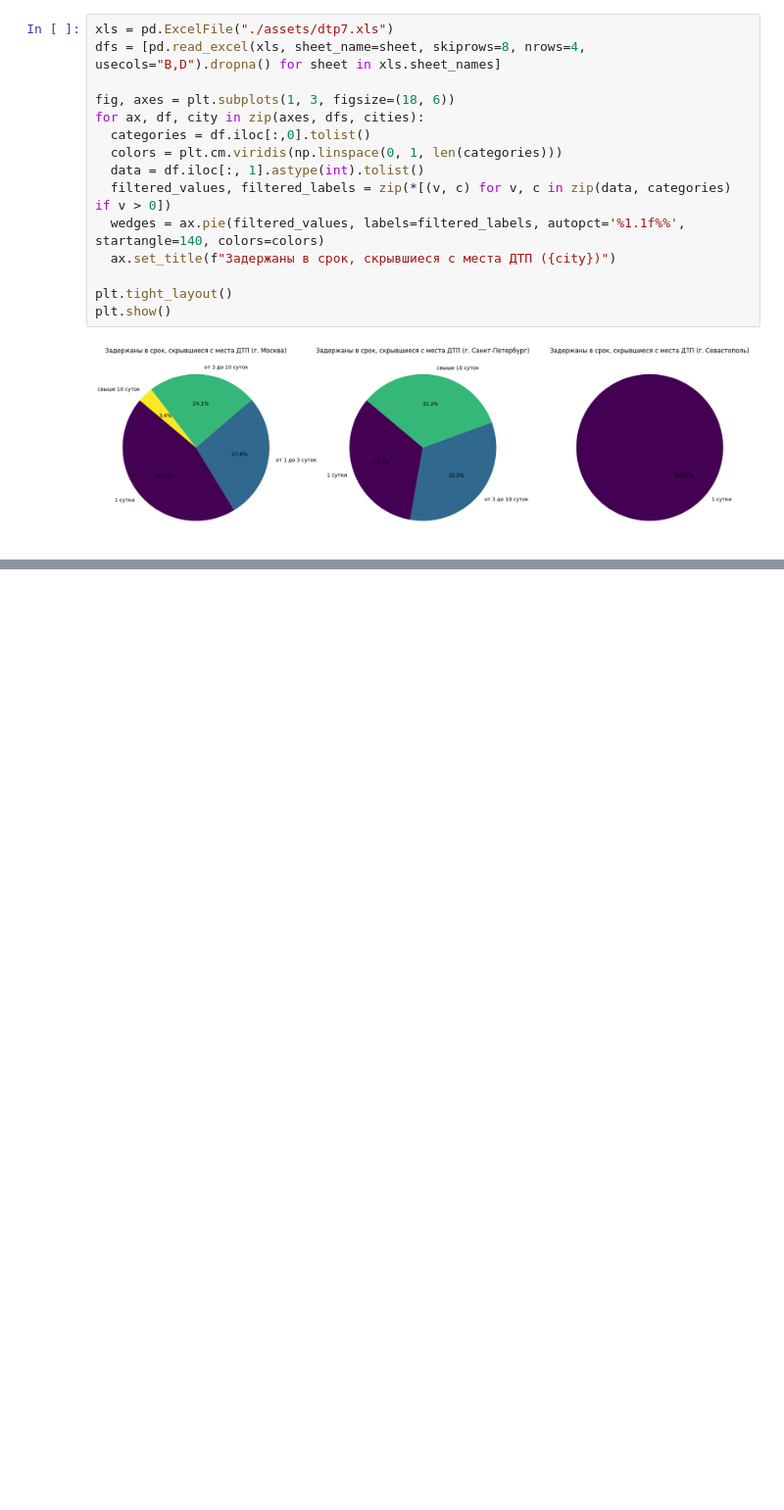
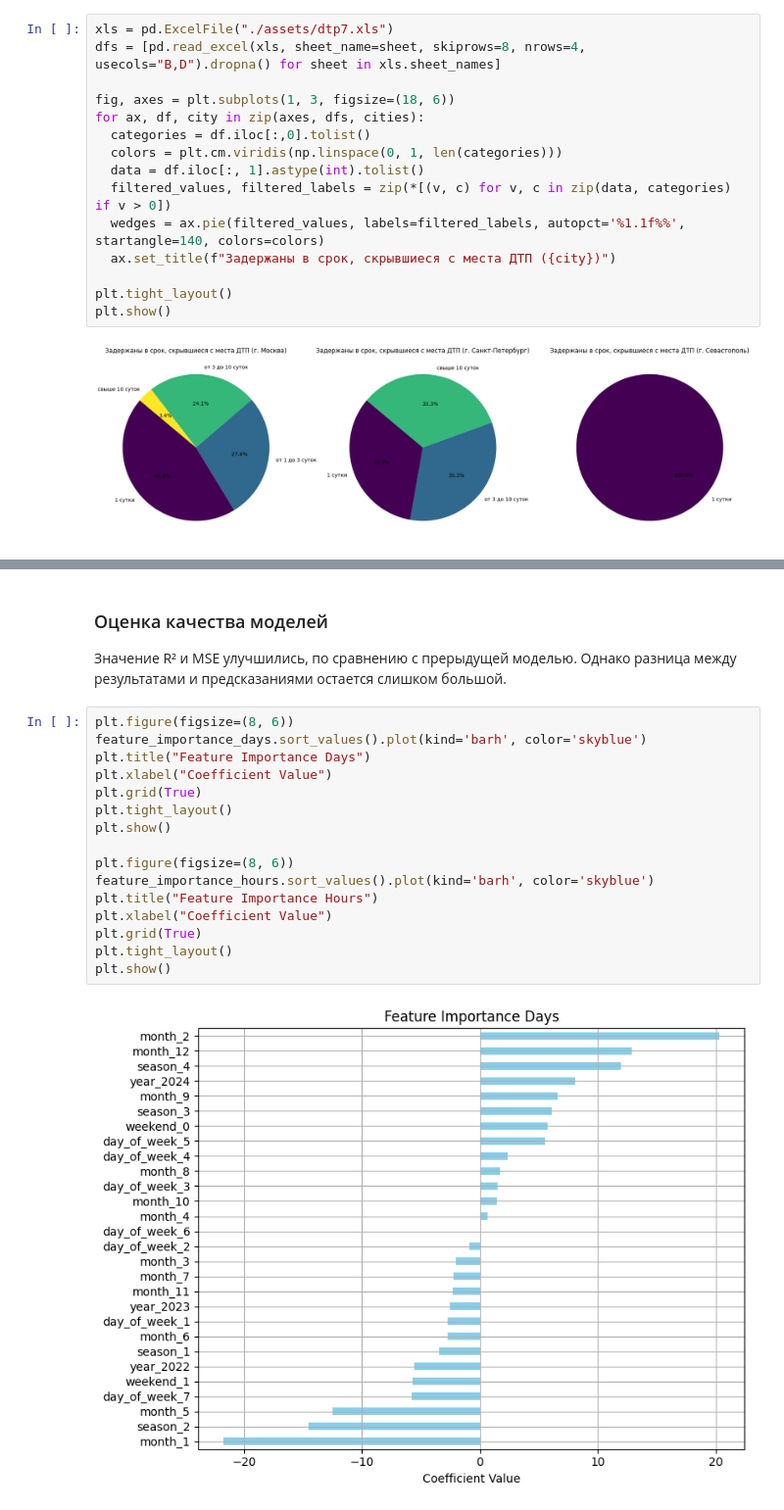
Before and after one commit to n1ks0N/DZ-GromiakovNV-StatPrak, a Jupyter notebook: project.ipynb, the cells around one changed output, grey strips where cells are left out. Shown at 98% size. Saved outputs shown, nothing was run; the diff lists cells and outputs as text; blank space fills up the shorter version.

```diff
--- a/project.ipynb
+++ b/project.ipynb
@@ -209,0 +502,22 @@ In Moscow, almost 50% are found within 1 day and 70% are found within the first
+# %% [markdown]
+### Оценка качества моделей
+
+Значение R² и MSE улучшились, по сравнению с прерыдущей моделью. Однако разница между результатами и предсказаниями остается слишком большой.
+# %%
+plt.figure(figsize=(8, 6))
+feature_importance_days.sort_values().plot(kind='barh', color='skyblue')
+plt.title("Feature Importance Days")
+plt.xlabel("Coefficient Value")
+plt.grid(True)
+plt.tight_layout()
+plt.show()
+
+plt.figure(figsize=(8, 6))
+feature_importance_hours.sort_values().plot(kind='barh', color='skyblue')
+plt.title("Feature Importance Hours")
+plt.xlabel("Coefficient Value")
+plt.grid(True)
+plt.tight_layout()
+plt.show()
+# %% [output]
+[figure, added]
```
Also changed, not shown: parts of 40 cells of this notebook, 1 other file.
